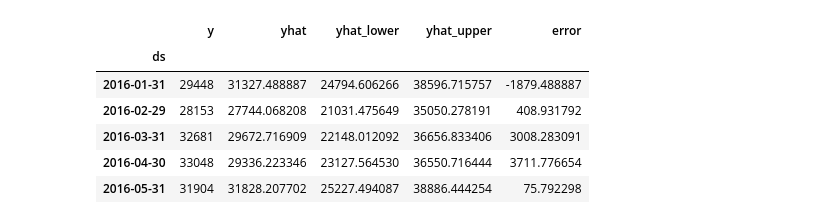
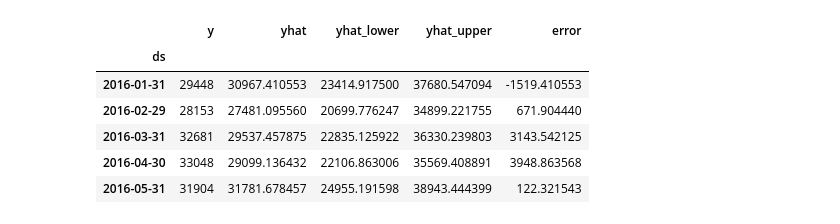
Before and after one commit to Mojo-TR/311Forecasting, a Jupyter notebook: 311ModelingProphet.ipynb, the cells around one changed output. Cells and saved outputs as stored; diff of their text form; code cells hidden in the pictures.

Commit message:
Add loading spinners, UI tweaks, forecast loader cleanup, bug fixes, made changes to prophet forecasting to adjust for database useage

```diff
--- a/311ModelingProphet.ipynb
+++ b/311ModelingProphet.ipynb
@@ -18,3 +17,8 @@ RANDOM_STATE = 42
 # %%
-df = pd.read_csv(DATA_PATH)
-df.head()
+# Connect to your Postgres database
+engine = create_engine("postgresql://mojo@localhost:5432/houston311db")
+
+# Load the table into a DataFrame
+df = pd.read_sql("SELECT * FROM houston_311", engine)
+
+pio.renderers.default = "notebook_connected"
@@ -99,13 +60,35 @@ dtype: object
+# %%
+cols = ["NEIGHBORHOOD", "DEPARTMENT", "DIVISION", "CATEGORY", "CASE TYPE"]
+
+for c in cols:
+    df[c] = (
+        df[c]
+        .astype(str)
+        .str.strip()
+        .str.title()
+        .str.replace("\s+", " ", regex=True)
+    )
 # %%
-# Aggregate by date
+# Aggregate by month
 overall_ts = (
-    df.groupby(pd.Grouper(key='CREATED DATE', freq='M'))
+    df.groupby(pd.Grouper(key='CREATED DATE', freq='ME'))
       .size()
       .reset_index(name='y')
+      .rename(columns={'CREATED DATE': 'ds'})
 )
 
-# Rename columns for Prophet
-overall_ts = overall_ts.rename(columns={'CREATED DATE': 'ds'})
-overall_ts = overall_ts.sort_values('ds')
-overall_ts.head()
+# Remove months with too few rows
+cleaned_ts = overall_ts[overall_ts["y"] > 1000]
+
+# Determine the last fully complete month
+last_month = cleaned_ts['ds'].max()
+cleaned_ts = cleaned_ts[cleaned_ts['ds'] < last_month]
+
+# Fit Prophet
+m = Prophet(interval_width=0.95, daily_seasonality=True)
+m.fit(cleaned_ts)
+
+# Forecast next 12 months
+future = m.make_future_dataframe(periods=12, freq='ME')
+forecast = m.predict(future)
 # %% [output]
@@ -167,22 +127,22 @@ MAPE: 8.28%
 # %%
 # Keep only periods that exist in your original data
-actual = overall_ts.set_index("ds")
+actual = cleaned_ts.set_index("ds")
 predicted = forecast.set_index("ds")[["yhat", "yhat_lower", "yhat_upper"]]
 
 # Join actuals with predictions
 compare = actual.join(predicted, how="left")
 
 # Compute residuals (errors)
 compare["error"] = compare["y"] - compare["yhat"]
 compare.head()
 # %% [output]
 |  | y | yhat | yhat_lower | yhat_upper | error |
 | ds |  |  |  |  |  |
-| 2016-01-31 | 29448 | 31327.488887 | 24794.606266 | 38596.715757 | -1879.488887 |
-| 2016-02-29 | 28153 | 27744.068208 | 21031.475649 | 35050.278191 | 408.931792 |
-| 2016-03-31 | 32681 | 29672.716909 | 22148.012092 | 36656.833406 | 3008.283091 |
-| 2016-04-30 | 33048 | 29336.223346 | 23127.564530 | 36550.716444 | 3711.776654 |
-| 2016-05-31 | 31904 | 31828.207702 | 25227.494087 | 38886.444254 | 75.792298 |
+| 2016-01-31 | 29448 | 30967.410553 | 23414.917500 | 37680.547094 | -1519.410553 |
+| 2016-02-29 | 28153 | 27481.095560 | 20699.776247 | 34899.221755 | 671.904440 |
+| 2016-03-31 | 32681 | 29537.457875 | 22835.125922 | 36330.239803 | 3143.542125 |
+| 2016-04-30 | 33048 | 29099.136432 | 22106.863006 | 35569.408891 | 3948.863568 |
+| 2016-05-31 | 31904 | 31781.678457 | 24955.191598 | 38943.444399 | 122.321543 |
 # %%
 bias = compare["error"].mean()
 print("Mean Bias:", bias)
```
Also changed, not shown: parts of 29 cells of this notebook, 18 other files.
